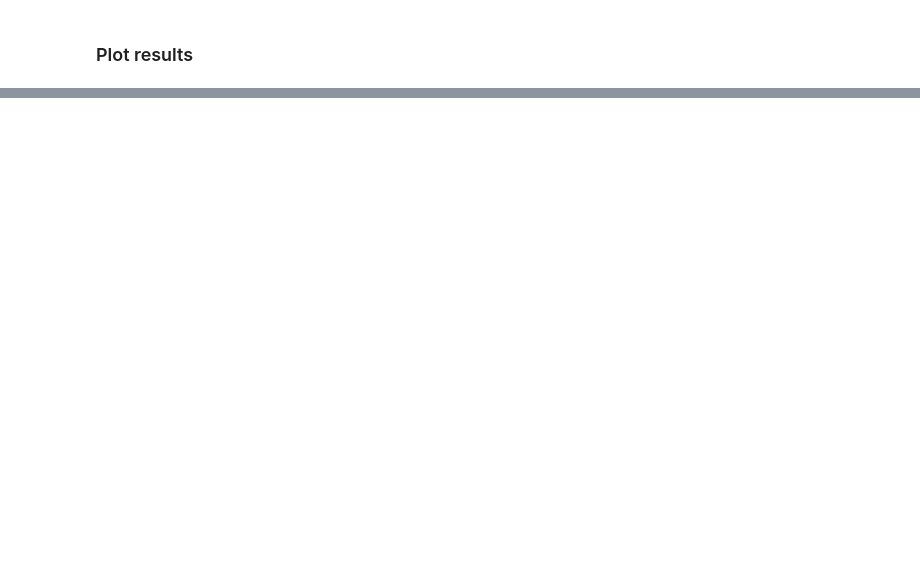
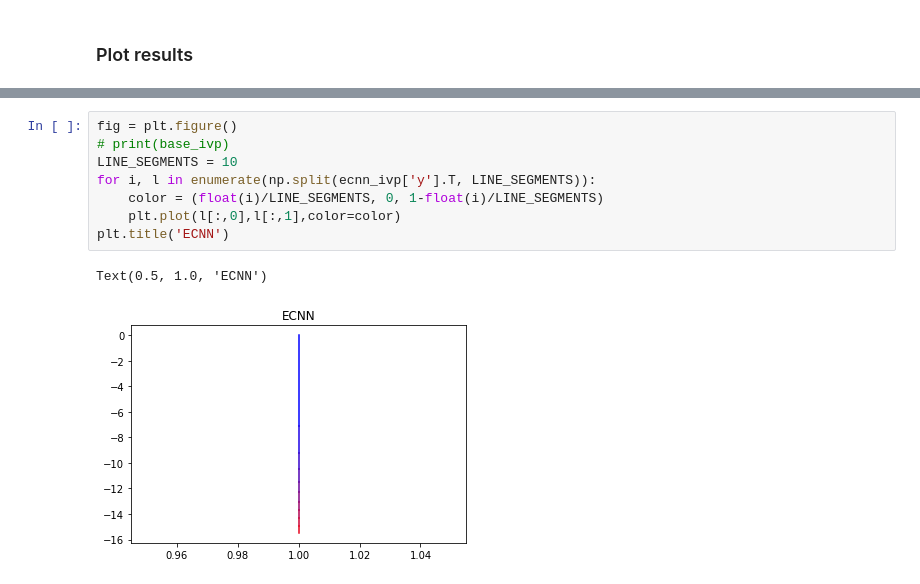
Before and after one commit to yuan-feng/neural-network-structural-dynamics, a Jupyter notebook: analyze.ipynb, the cells around one changed output, grey strips where cells are left out. Saved outputs shown, nothing was run; the diff lists cells and outputs as text; blank space fills up the shorter version.

```diff
--- a/analyze.ipynb
+++ b/analyze.ipynb
@@ -80,0 +86,11 @@ for i, l in enumerate(np.split(base_ivp['y'].T, LINE_SEGMENTS)):
+# %%
+fig = plt.figure()
+# print(base_ivp)
+LINE_SEGMENTS = 10
+for i, l in enumerate(np.split(ecnn_ivp['y'].T, LINE_SEGMENTS)):
+    color = (float(i)/LINE_SEGMENTS, 0, 1-float(i)/LINE_SEGMENTS)
+    plt.plot(l[:,0],l[:,1],color=color)
+plt.title('ECNN')
+# %% [output]
+Text(0.5, 1.0, 'ECNN')
+[figure, added]
```
Also changed, not shown: parts of 4 cells of this notebook, 2 other files.
